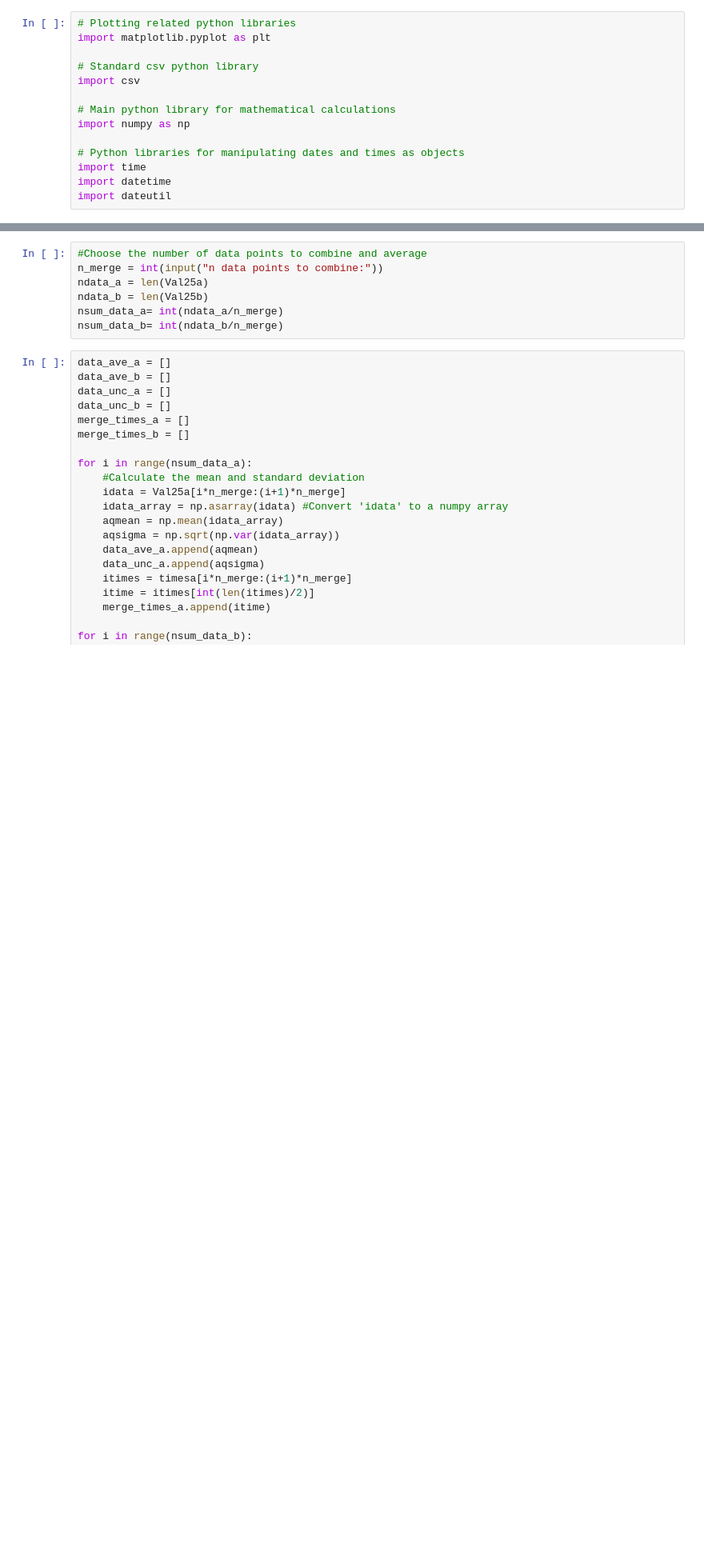
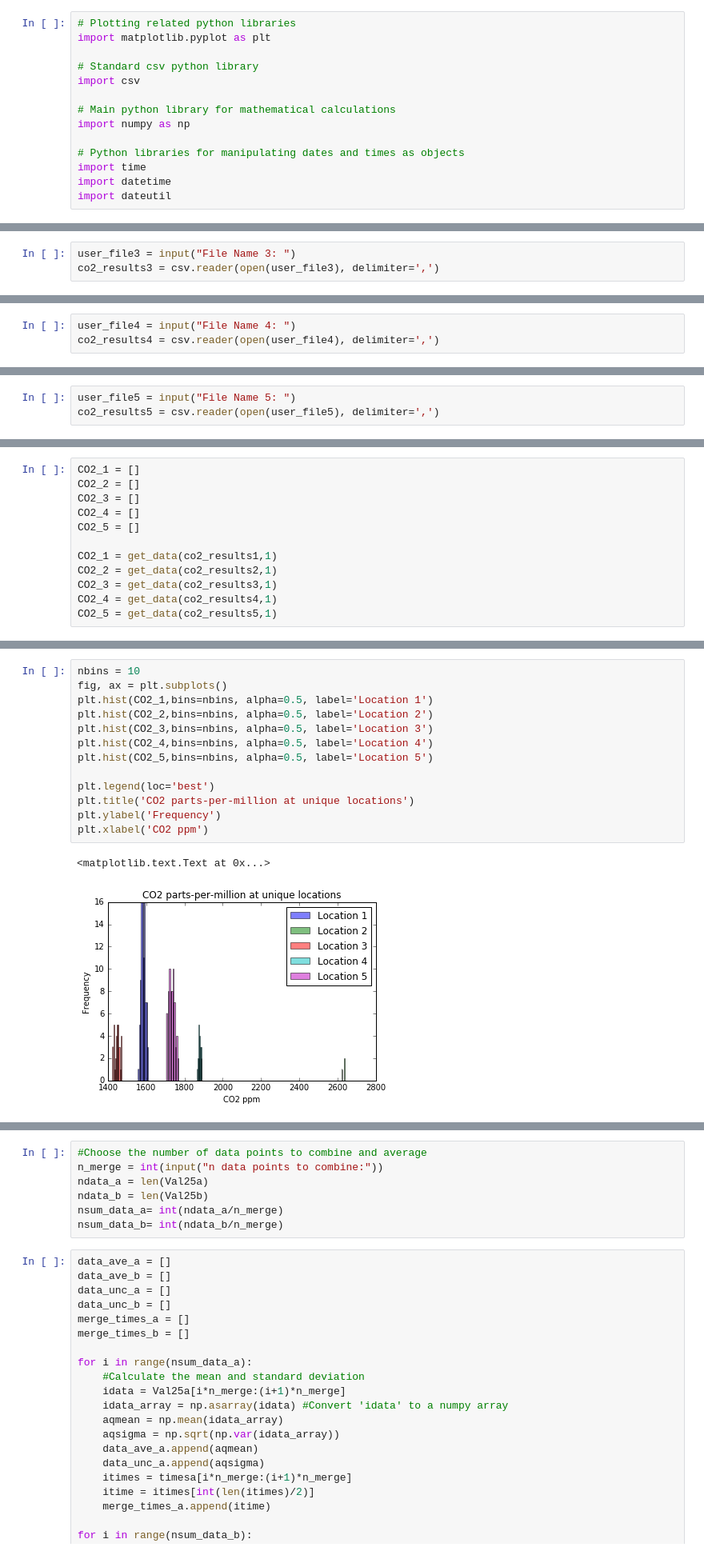
Before and after one commit to likhit2264/dosenet-analysis, a Jupyter notebook: Class Notebooks/Air Quality Activity.ipynb, the cells around one changed output, grey strips where cells are left out. Shown at 80% size. Drawn from its saved outputs; the diff is of its cells as text; blank space fills up the shorter version.

```diff
--- a/Class Notebooks/Air Quality Activity.ipynb
+++ b/Class Notebooks/Air Quality Activity.ipynb
@@ -49,0 +200,3 @@ for r in resultsb:
+# %%
+user_file3 = input("File Name 3: ")
+co2_results3 = csv.reader(open(user_file3), delimiter=',')
@@ -49,0 +205,3 @@ for r in resultsb:
+# %%
+user_file4 = input("File Name 4: ")
+co2_results4 = csv.reader(open(user_file4), delimiter=',')
@@ -49,0 +210,3 @@ for r in resultsb:
+# %%
+user_file5 = input("File Name 5: ")
+co2_results5 = csv.reader(open(user_file5), delimiter=',')
@@ -49,0 +215,12 @@ for r in resultsb:
+# %%
+CO2_1 = []
+CO2_2 = []
+CO2_3 = []
+CO2_4 = []
+CO2_5 = []
+
+CO2_1 = get_data(co2_results1,1)
+CO2_2 = get_data(co2_results2,1)
+CO2_3 = get_data(co2_results3,1)
+CO2_4 = get_data(co2_results4,1)
+CO2_5 = get_data(co2_results5,1)
@@ -49,0 +239,16 @@ for r in resultsb:
+# %%
+nbins = 10
+fig, ax = plt.subplots()
+plt.hist(CO2_1,bins=nbins, alpha=0.5, label='Location 1')
+plt.hist(CO2_2,bins=nbins, alpha=0.5, label='Location 2')
+plt.hist(CO2_3,bins=nbins, alpha=0.5, label='Location 3')
+plt.hist(CO2_4,bins=nbins, alpha=0.5, label='Location 4')
+plt.hist(CO2_5,bins=nbins, alpha=0.5, label='Location 5')
+
+plt.legend(loc='best')
+plt.title('CO2 parts-per-million at unique locations')
+plt.ylabel('Frequency')
+plt.xlabel('CO2 ppm')
+# %% [output]
+<matplotlib.text.Text at 0x...>
+[figure, added]
```
Also changed, not shown: parts of 56 cells of this notebook.
